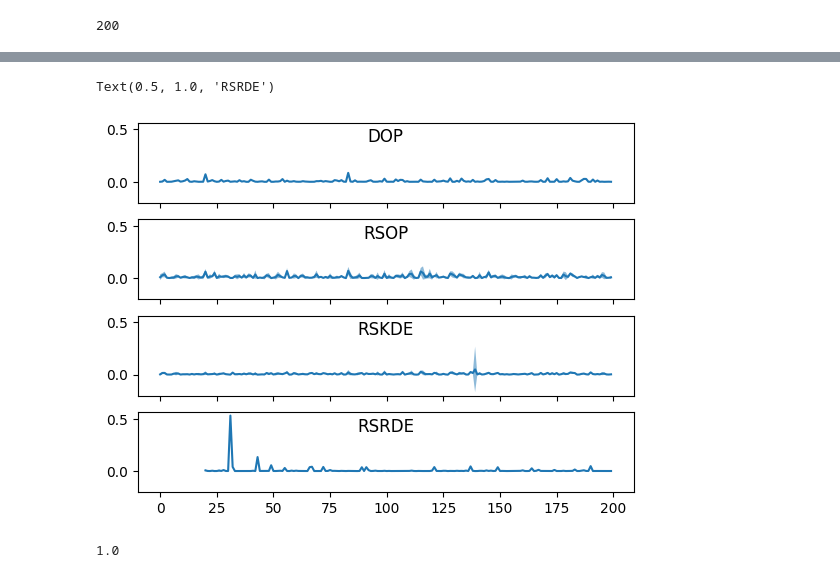
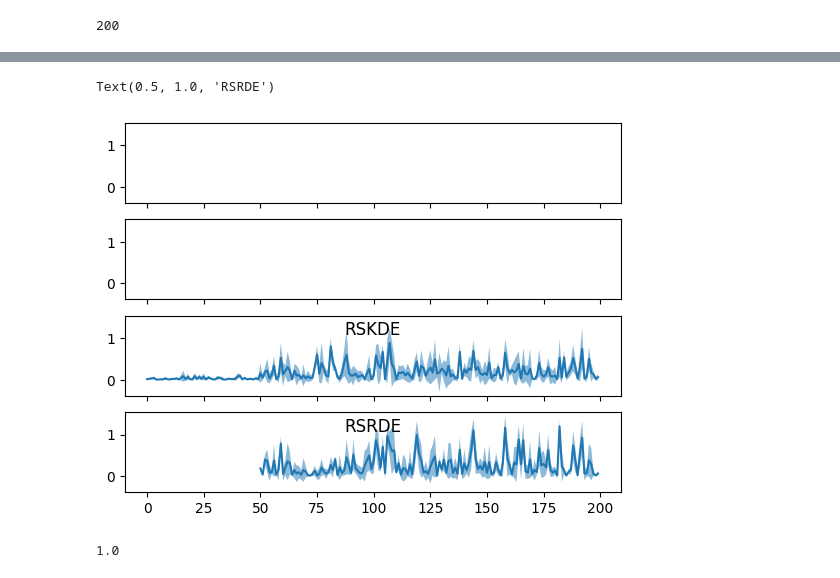
Before and after one commit to yingqi-gao/MAPP, a Jupyter notebook: test.ipynb, the cells around one changed output, grey strips where cells are left out. Drawn from its saved outputs; the diff is of its cells as text; code cells hidden in the pictures.

Commit message:
run RSRDE using only rounds with a large number of bidders for training

```diff
--- a/test.ipynb
+++ b/test.ipynb
@@ -38,7 +38,7 @@ len(RSOP_auctions_list)
 # %% [output]
 200
 # %%
-RSKDE_auctions_list = list(loadall("data/Rep200/exponential_1000_RSKDE.pkl"))
+RSKDE_auctions_list = list(loadall("data/uniform_100_20_RSKDE.pkl"))
 len(RSKDE_auctions_list)
 # %% [output]
 200
@@ -45,4 +50,4 @@ len(RSKDE_auctions_list)
 # %%
-RSRDE_auctions_list = list(loadall("data/Rep200/normal_1000_RSRDE.pkl"))
-len(RSRDE_auctions_list)
+RSRDE_auctions_list_2 = list(loadall("data/Rep200/uniform_100_20_RSRDE.pkl"))
+len(RSRDE_auctions_list_2)
 # %% [output]
@@ -54,19 +83,19 @@ RSRDE_regrets_means, RSRDE_regrets_stds = getregrets(RSRDE_auctions_list)
 # %%
 fig, axs = plt.subplots(4, sharex=True, sharey=True)
-axs[0].plot(np.arange(200), [auction.regret for auction in DOP_auctions_list])
-axs[0].set_title("DOP", y=1.0, pad=-14)
-axs[1].plot(np.arange(200), RSOP_regrets_means)
-axs[1].fill_between(np.arange(200), RSOP_regrets_means - RSOP_regrets_stds, RSOP_regrets_means + RSOP_regrets_stds, alpha = 0.5)
-axs[1].set_title("RSOP", y=1.0, pad=-14)
+# axs[0].plot(np.arange(200), [auction.regret for auction in DOP_auctions_list])
+# axs[0].set_title("DOP", y=1.0, pad=-14)
+# axs[1].plot(np.arange(200), RSOP_regrets_means)
+# axs[1].fill_between(np.arange(200), RSOP_regrets_means - RSOP_regrets_stds, RSOP_regrets_means + RSOP_regrets_stds, alpha = 0.5)
+# axs[1].set_title("RSOP", y=1.0, pad=-14)
 axs[2].plot(np.arange(200), RSKDE_regrets_means)
 axs[2].fill_between(np.arange(200), RSKDE_regrets_means - RSKDE_regrets_stds, RSKDE_regrets_means + RSKDE_regrets_stds, alpha = 0.5)
 axs[2].set_title("RSKDE", y=1.0, pad=-14)
-axs[3].plot(np.arange(20, 200), RSRDE_regrets_means)
-axs[3].fill_between(np.arange(20, 200), RSRDE_regrets_means - RSRDE_regrets_stds, RSRDE_regrets_means + RSRDE_regrets_stds, alpha = 0.5)
+axs[3].plot(np.arange(50, 200), RSRDE_regrets_means)
+axs[3].fill_between(np.arange(50, 200), RSRDE_regrets_means - RSRDE_regrets_stds, RSRDE_regrets_means + RSRDE_regrets_stds, alpha = 0.5)
 axs[3].set_title("RSRDE", y=1.0, pad=-14)
 # %% [output]
 Text(0.5, 1.0, 'RSRDE')
-[figure, old version]
+[figure, new version]
 # %%
 from _truncated_lognormal import log_normal_truncated_ab_sample, log_normal_truncated_ab_cdf
 # %%
```
Also changed, not shown: parts of 6 cells of this notebook, 2 other files.
